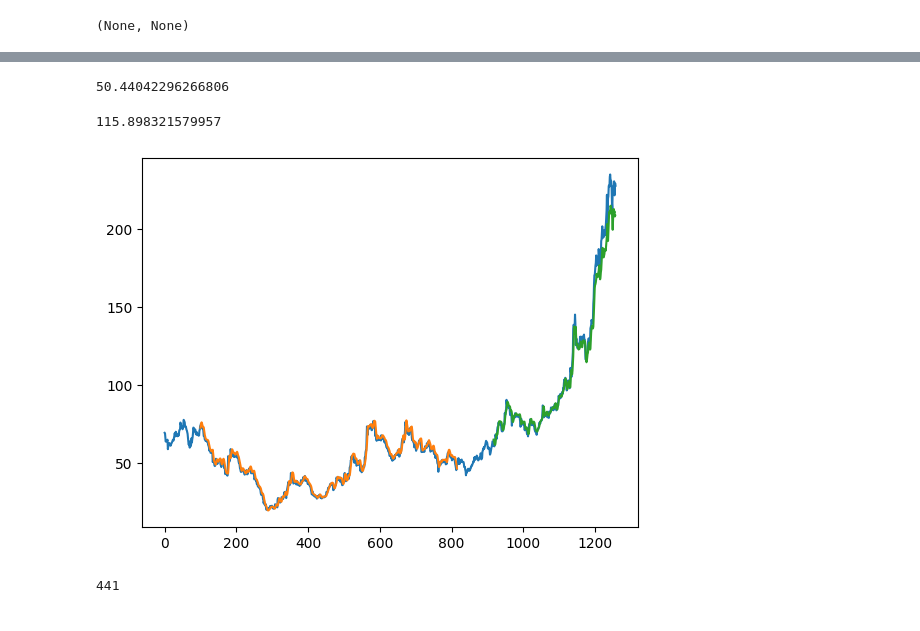
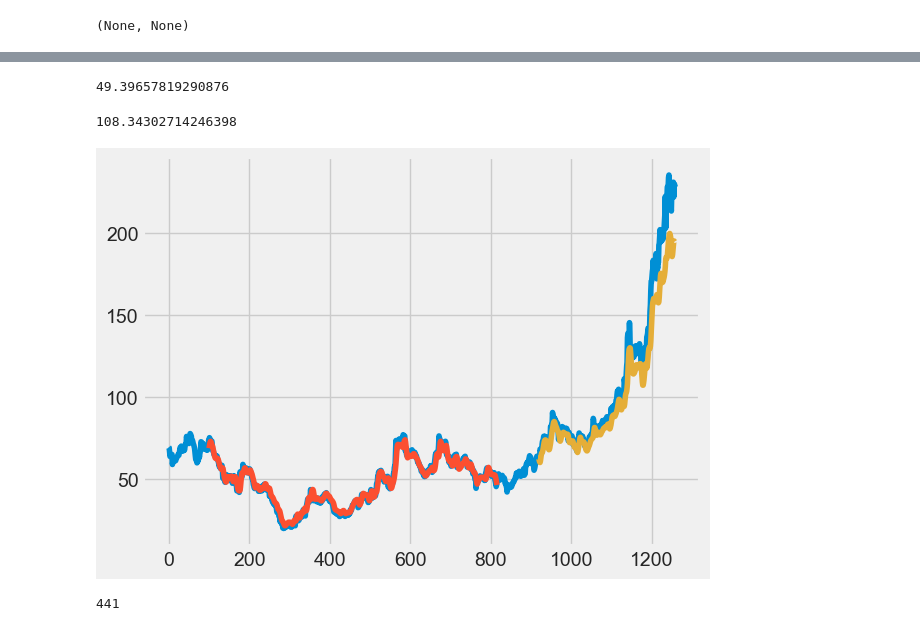
Before and after one commit to shivhub09/LSTM_STOCK_PRICE_PREDICTION, a Jupyter notebook: STOCK_PRICE_PREDICTION_BHEL.ipynb, the cells around one changed output, grey strips where cells are left out. Cells and saved outputs as stored; diff of their text form; code cells hidden in the pictures.

```diff
--- a/STOCK_PRICE_PREDICTION_BHEL.ipynb
+++ b/STOCK_PRICE_PREDICTION_BHEL.ipynb
@@ -41,3 +28,18 @@ import pandas as pd
+# %%
+import numpy as np
+import pandas as pd
+import matplotlib.pyplot as plt
+import seaborn as sns
+sns.set_style('whitegrid')
+plt.style.use("fivethirtyeight")
+%matplotlib inline
+import yfinance as yf
+from datetime import datetime
+yf.pdr_override()
+from tensorflow.keras.models import Sequential
+from tensorflow.keras.layers import LSTM, Dense, Dropout
+from tensorflow.keras.optimizers import Adam
+from sklearn.preprocessing import MinMaxScaler
 # %%
 end = datetime.now()
 start = datetime(end.year - 5, end.month - 1, end.day-3)
@@ -155,13 +150,11 @@ array([[0.22975167],
        [0.13367371],
        [0.13970759]])
 # %%
-import numpy
-# convert an array of values into a dataset matrix
 def create_dataset(dataset, time_step=1):
 	dataX, dataY = [], []
 	for i in range(len(dataset)-time_step-1):
 		a = dataset[i:(i+time_step), 0]   ###i=0, 0,1,2,3-----99   100
 		dataX.append(a)
 		dataY.append(dataset[i + time_step, 0])
-	return numpy.array(dataX), numpy.array(dataY)
+	return np.array(dataX), np.array(dataY)
 # %%
@@ -193,10 +179,16 @@ from tensorflow.keras.layers import LSTM
 # %%
-model=Sequential()
-model.add(LSTM(50,return_sequences=True,input_shape=(100,1)))
-model.add(LSTM(50,return_sequences=True))
-model.add(LSTM(50))
-model.add(Dense(1))
-model.compile(loss='mean_squared_error',optimizer='adam')
+model = Sequential()
+model.add(LSTM(128, return_sequences=True, input_shape=(100, 1)))
+model.add(Dropout(0.2))
+model.add(LSTM(64, return_sequences=True))
+model.add(Dropout(0.2))
+model.add(LSTM(32))
+model.add(Dropout(0.2))
+model.add(Dense(1, activation='linear'))
+
+optimizer = Adam(learning_rate=0.001)
+
+model.compile(loss='mean_squared_error', optimizer=optimizer)
 # %%
 model.summary()
 # %% [output]
@@ -281,30 +253,30 @@ import math
 from sklearn.metrics import mean_squared_error
 math.sqrt(mean_squared_error(y_train,train_predict))
 # %% [output]
-50.44042296266806
+49.39657819290876
 # %%
 ### Test Data RMSE
 math.sqrt(mean_squared_error(ytest,test_predict))
 # %% [output]
-115.898321579957
+108.34302714246398
 # %%
 ### Plotting
 # shift train predictions for plotting
 look_back=100
-trainPredictPlot = numpy.empty_like(df1)
+trainPredictPlot = np.empty_like(df1)
 trainPredictPlot[:, :] = np.nan
 trainPredictPlot[look_back:len(train_predict)+look_back, :] = train_predict
 # shift test predictions for plotting
-testPredictPlot = numpy.empty_like(df1)
-testPredictPlot[:, :] = numpy.nan
+testPredictPlot = np.empty_like(df1)
+testPredictPlot[:, :] = np.nan
 testPredictPlot[len(train_predict)+(look_back*2)+1:len(df1)-1, :] = test_predict
 # plot baseline and predictions
 plt.plot(scaler.inverse_transform(df1))
 plt.plot(trainPredictPlot)
 plt.plot(testPredictPlot)
 plt.show()
 # %% [output]
-[figure, old version]
+[figure, new version]
 # %%
 len(test_data)
 # %% [output]
```
Also changed, not shown: parts of 26 cells of this notebook, 3 other files.
